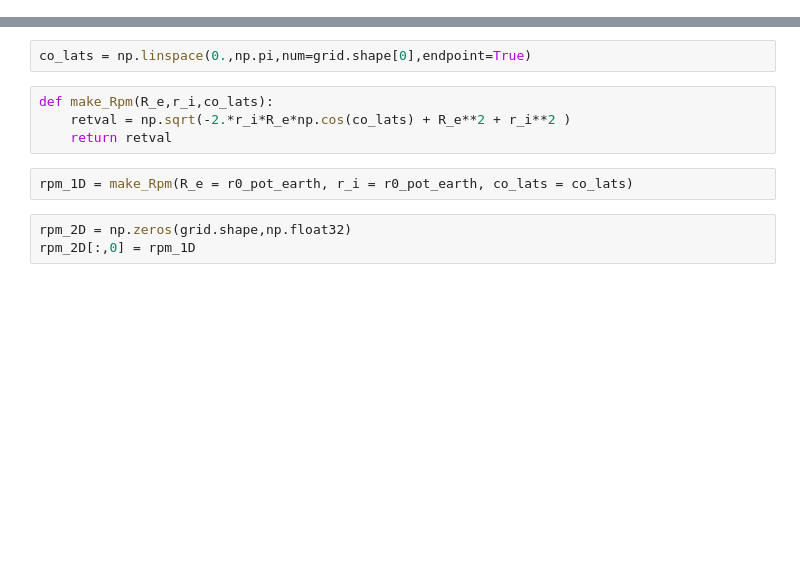
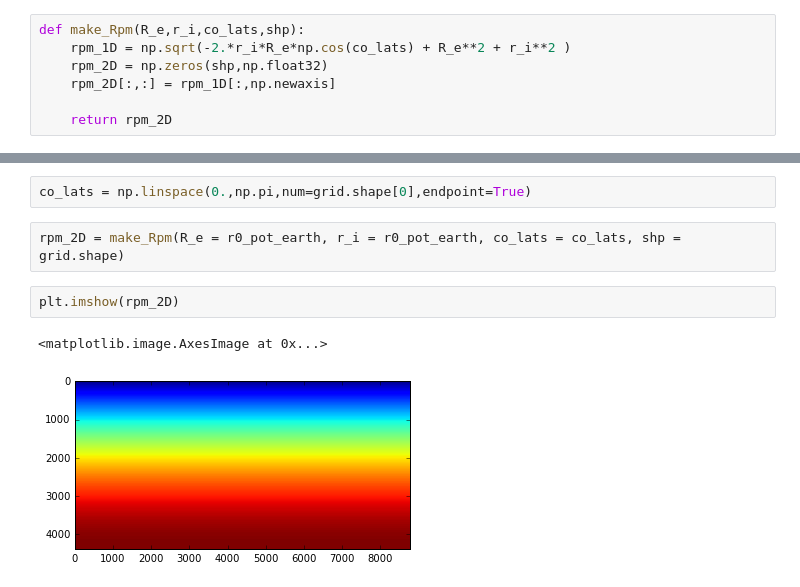
Before and after one commit to korin-worm-code/GravityTomo, a Jupyter notebook: GravTomo.ipynb, the cells around one changed output, grey strips where cells are left out. Drawn from its saved outputs; the diff is of its cells as text; blank space fills up the shorter version.

```diff
--- a/GravTomo.ipynb
+++ b/GravTomo.ipynb
@@ -37,3 +53,10 @@ plt.imshow(grid)
+# %%
+def make_Rpm(R_e,r_i,co_lats,shp):
+    rpm_1D = np.sqrt(-2.*r_i*R_e*np.cos(co_lats) + R_e**2 + r_i**2 )
+    rpm_2D = np.zeros(shp,np.float32)
+    rpm_2D[:,:] = rpm_1D[:,np.newaxis]
+
+    return rpm_2D
 # %%
 grav = sht.MakeGravGridDH(coeffs,sht.constant.gm_earth,sht.constant.r0_pot_earth)
 # %%
@@ -96,12 +119,10 @@ print lmax
 2190
 # %%
 co_lats = np.linspace(0.,np.pi,num=grid.shape[0],endpoint=True)
-# %%
-def make_Rpm(R_e,r_i,co_lats):
-    retval = np.sqrt(-2.*r_i*R_e*np.cos(co_lats) + R_e**2 + r_i**2 )
-    return retval
 # %%
-rpm_1D = make_Rpm(R_e = r0_pot_earth, r_i = r0_pot_earth, co_lats = co_lats)
+rpm_2D = make_Rpm(R_e = r0_pot_earth, r_i = r0_pot_earth, co_lats = co_lats, shp = grid.shape)
-# %%
-rpm_2D = np.zeros(grid.shape,np.float32)
-rpm_2D[:,0] = rpm_1D
+# %%
+plt.imshow(rpm_2D)
+# %% [output]
+<matplotlib.image.AxesImage at 0x...>
+[figure, added]
```
Also changed, not shown: parts of 6 cells of this notebook.
